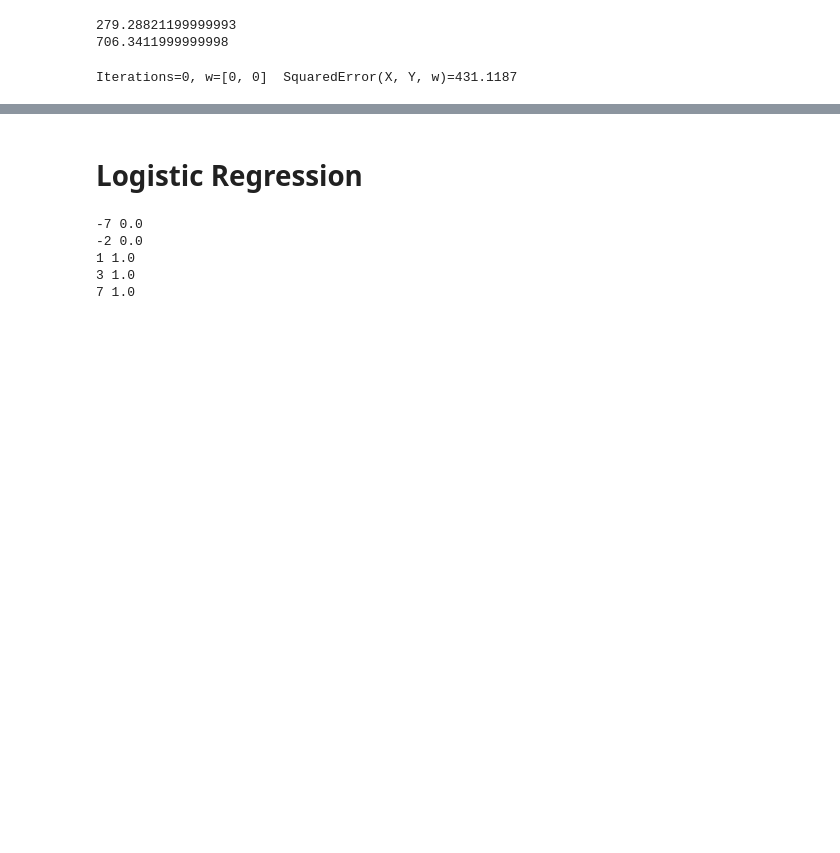
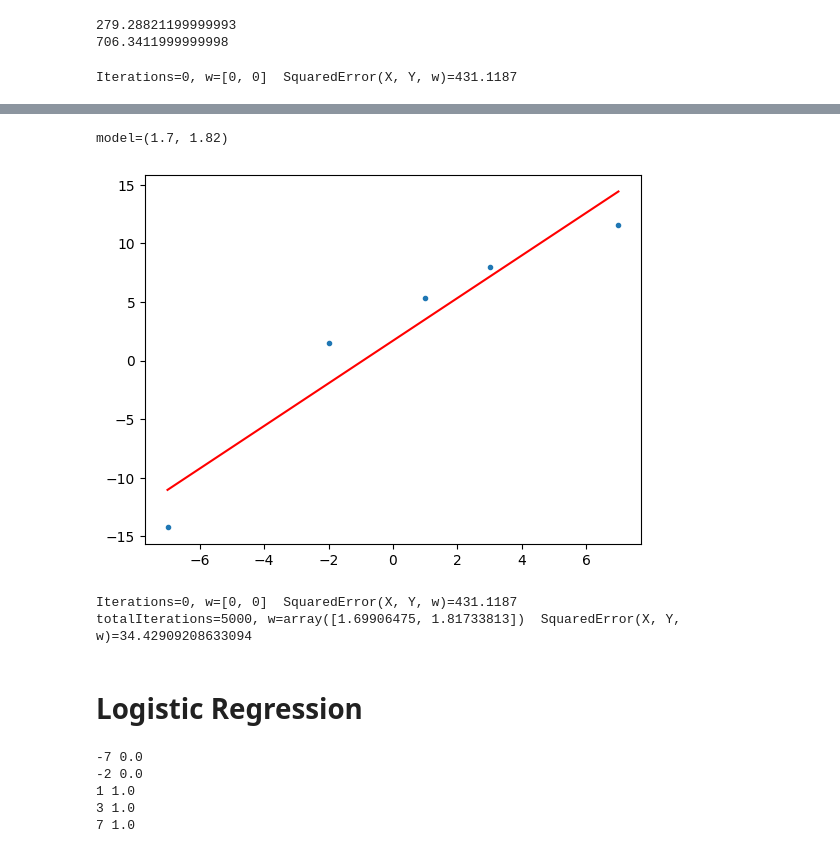
Before and after one commit to everestso/Summer22, a Jupyter notebook: s24LinearModelNotes.ipynb, the cells around one changed output, grey strips where cells are left out. Cells and saved outputs as stored; diff of their text form; code cells hidden in the pictures; blank space fills up the shorter version.

```diff
--- a/s24LinearModelNotes.ipynb
+++ b/s24LinearModelNotes.ipynb
@@ -170,3 +170,30 @@ PlotModel(X, Y, w)
+# %%
+cv = np.cov(X, Y, bias=True, rowvar=False)
+w1 = round(cv[1][0]/cv[0][0], 2)
+w0 = round(np.mean(Y) - w1*np.mean(X), 2)
+model = (w0, w1)
+print (f"{model=}")
+PlotModel(X, Y, model)
+# %% [output]
+model=(1.7, 1.82)
+[figure, added]
+# %%
+learningRate = 0.01
+w = [0,0]
+data = [(x,y) for x, y in zip(zip(np.ones(len(X)), X), Y)]
+totalIterations = 5000
+print (f"{Iterations=}, {w=}  {SquaredError(X, Y, w)=}")
+for i in range(totalIterations):
+  GradientBatch = np.array([0.0, 0.0])
+  Gradients = np.array([ ( (y-F(w,x[1]))*x[0], (y-F(w,x[1]))*x[1] ) for (x, y) in data ])
+  for g in Gradients:
+    GradientBatch += g
+  GradientBatch = GradientBatch/len(Gradients)
+  w = np.add(w, GradientBatch*learningRate)
+print (f"{totalIterations=}, {w=}  {SquaredError(X, Y, w)=}")
+# %% [output]
+Iterations=0, w=[0, 0]  SquaredError(X, Y, w)=431.1187
+totalIterations=5000, w=array([1.69906475, 1.81733813])  SquaredError(X, Y, w)=34.42909208633094
 # %% [markdown]
 # Logistic Regression
 # %%
```
Also changed, not shown: parts of 2 cells of this notebook.
